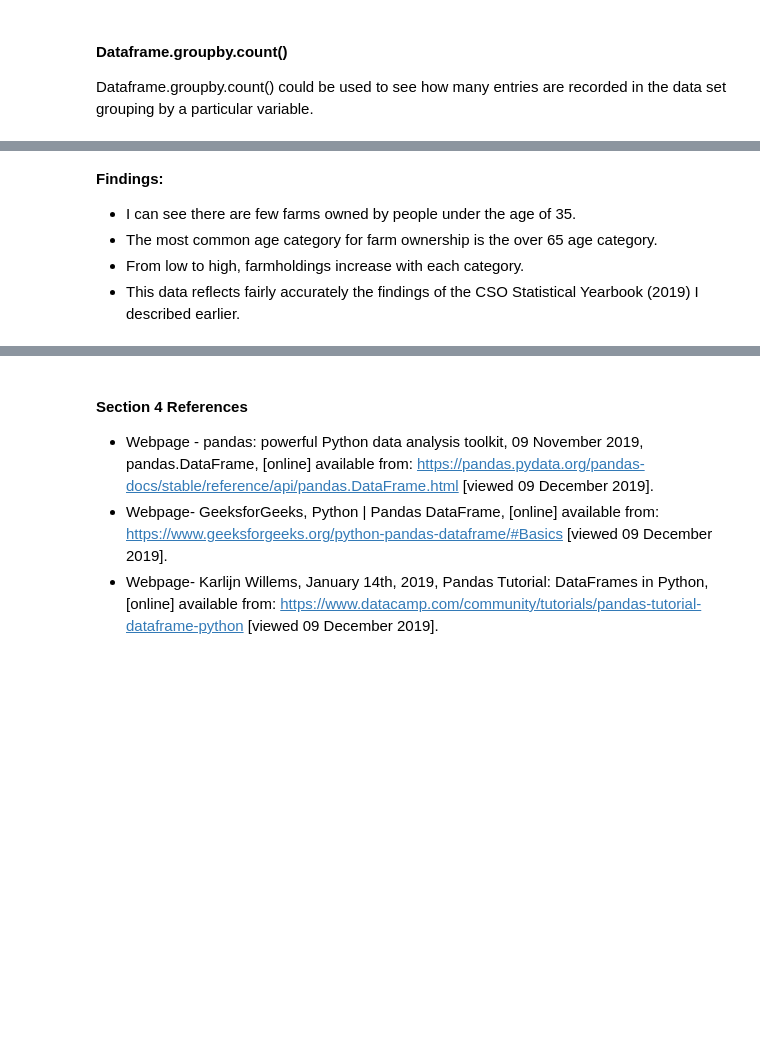
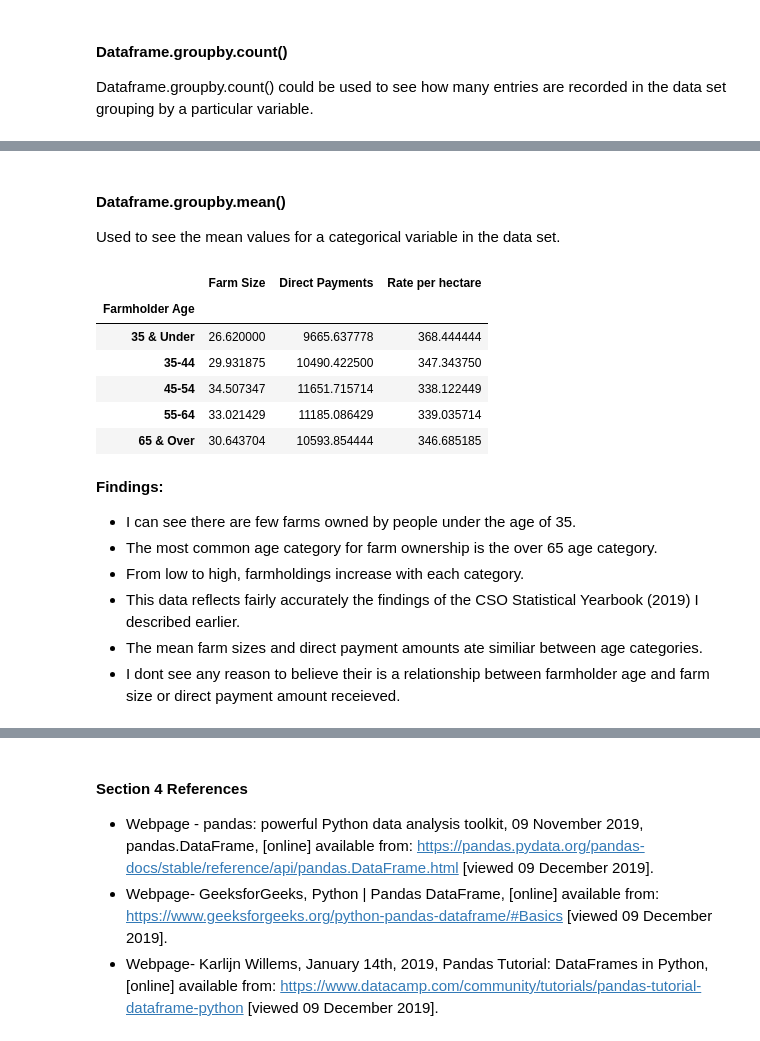
Before and after one commit to johndunne2019/PDA-Project-Data-Simulation, a Jupyter notebook: Data-Simulation.ipynb, the cells around one changed output, grey strips where cells are left out. Drawn from its saved outputs; the diff is of its cells as text; code cells hidden in the pictures; blank space fills up the shorter version.

Commit message:
Section 4 added dataframe.groupby.mean & tidied some references

```diff
--- a/Data-Simulation.ipynb
+++ b/Data-Simulation.ipynb
@@ -984,9 +986,25 @@ df.groupby('Farmholder Age').count()
+# %% [markdown]
+#### Dataframe.groupby.mean()
+
+Used to see the mean values for a categorical variable in the data set.
+# %%
+df.groupby('Farmholder Age').mean()
+# %% [output]
+|  | Farm Size | Direct Payments | Rate per hectare |
+| Farmholder Age |  |  |  |
+| 35 & Under | 26.620000 | 9665.637778 | 368.444444 |
+| 35-44 | 29.931875 | 10490.422500 | 347.343750 |
+| 45-54 | 34.507347 | 11651.715714 | 338.122449 |
+| 55-64 | 33.021429 | 11185.086429 | 339.035714 |
+| 65 & Over | 30.643704 | 10593.854444 | 346.685185 |
 # %% [markdown]
 **Findings:**
 * I can see there are few farms owned by people under the age of 35.
 * The most common age category for farm ownership is the over 65 age category.
 * From low to high, farmholdings increase with each category.
 * This data reflects fairly accurately the findings of the CSO Statistical Yearbook (2019) I described earlier.
+* The mean farm sizes and direct payment amounts ate similiar between age categories.
+* I dont see any reason to believe their is a relationship between farmholder age and farm size or direct payment amount receieved.
 # %%
 df.groupby('Gender').count()
 # %% [output]
```
Also changed, not shown: parts of 26 cells of this notebook.
